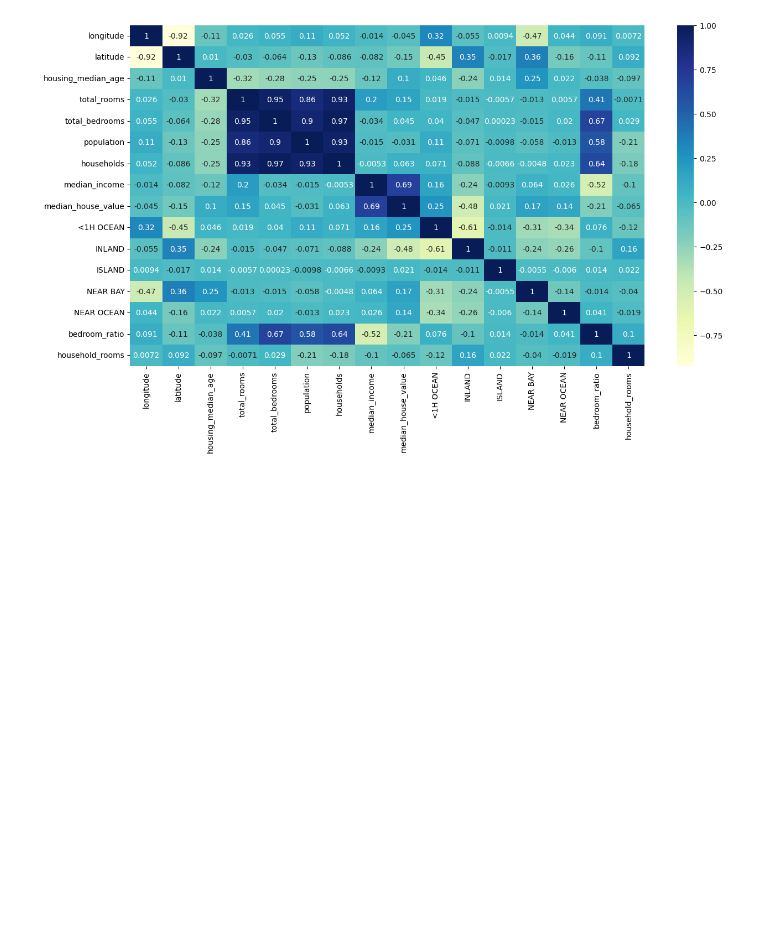
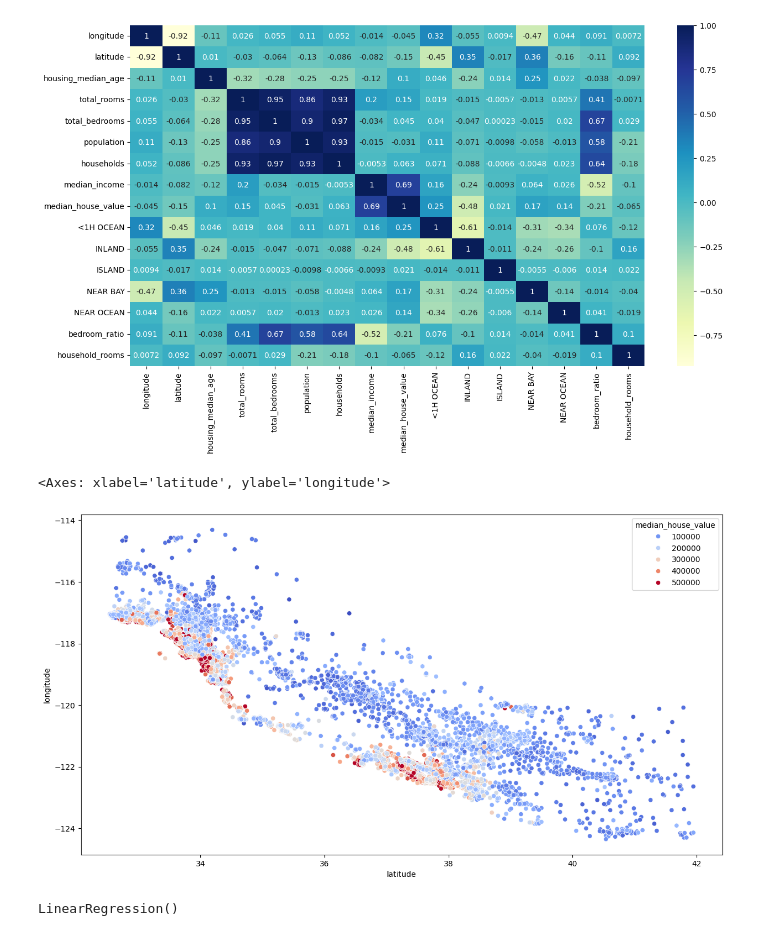
Before and after one commit to youcefgheffari3/House-Price-Prediction, a Jupyter notebook: main.ipynb, the cells around one changed output. Cells and saved outputs as stored; diff of their text form; code cells hidden in the pictures; blank space fills up the shorter version.

```diff
--- a/main.ipynb
+++ b/main.ipynb
@@ -157,3 +157,19 @@ sns.heatmap(train_data.corr(numeric_only=True), annot=True, cmap='YlGnBu')
 # %% [output]
 <Axes: >
 [figure]
+# %%
+plt.figure(figsize=(15,8))
+sns.scatterplot(x='latitude', y='longitude', data=train_data, hue='median_house_value', palette='coolwarm')
+# %% [output]
+<Axes: xlabel='latitude', ylabel='longitude'>
+[figure, added]
+# %%
+from sklearn.linear_model import LinearRegression
+
+x_train, y_train = train_data.drop(['median_house_value'], axis=1), train_data['median_house_value']
+
+reg = LinearRegression()
+
+reg.fit(x_train, y_train)
+# %% [output]
+LinearRegression()
```
Also changed, not shown: parts of 1 cell of this notebook.
